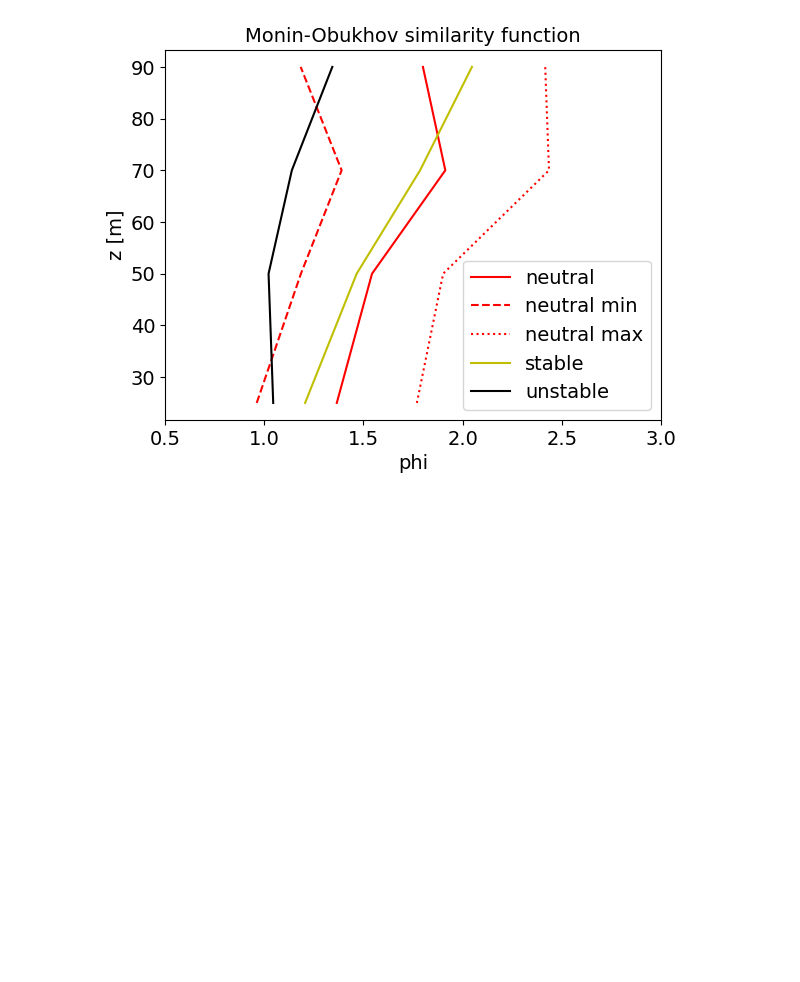
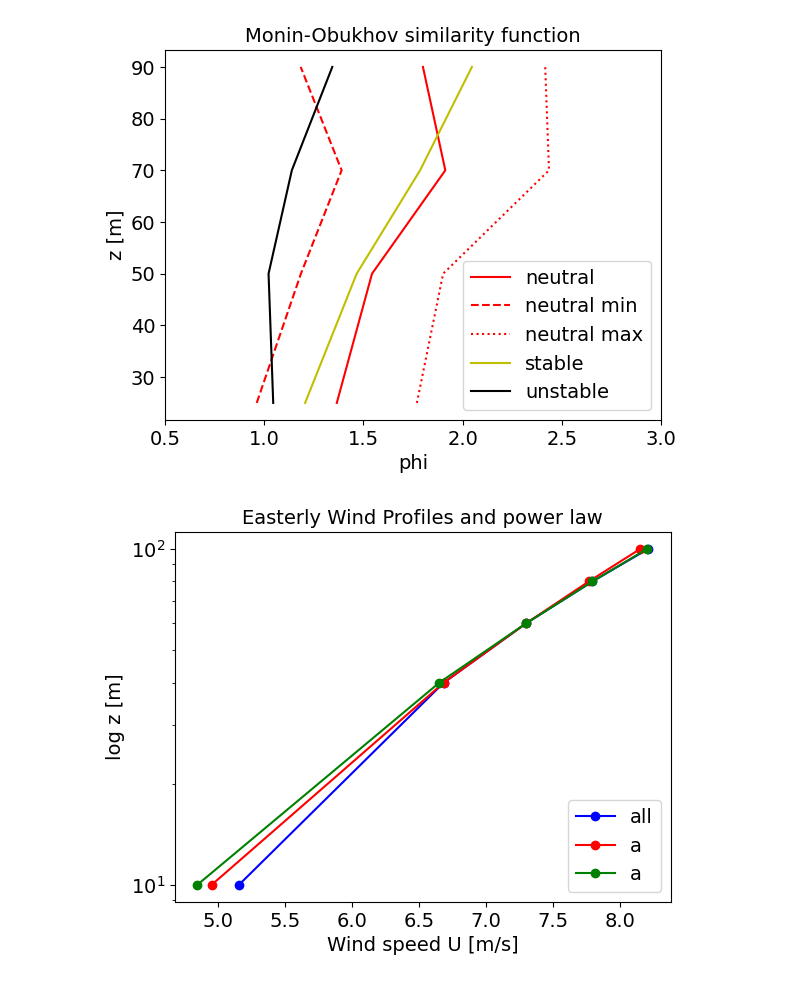
Before and after one commit to nicolaquaia/micrometereology, a Jupyter notebook: 02/assignment2_notebook_v2.ipynb, the cells around one changed output. Cells and saved outputs as stored; diff of their text form; code cells hidden in the pictures; blank space fills up the shorter version.

```diff
--- a/02/assignment2_notebook_v2.ipynb
+++ b/02/assignment2_notebook_v2.ipynb
@@ -102,6 +102,21 @@ def plot_format_phi():
     plt.title('Monin-Obukhov similarity function')
 
     plt.xlim(0.5,3)
+
+    plt.show()
+
+def plot_format_quetion7():
+    plt.rc('font', size=14)
+    plt.rc('axes', titlesize=14)
+    plt.rc('axes', labelsize=14)
+    plt.xlabel('Wind speed U [m/s]')
+    plt.ylabel('log z [m]')
+    plt.legend(loc='lower right')
+    plt.title('Easterly Wind Profiles and power law')
+
+    plt.yscale("log")
+    #plt.ylim(0.1,120)
+    #plt.xlim(0,30)
 
     plt.show()
 
@@ -568,3 +582,35 @@ phi_formula_s2 = phi_formula(z,0.05)
 plot_format_phi()
 # %% [output]
 [figure]
+# %%
+# QUESTION 7
+
+Uall, Uall_std, ustar_meanu = get_U_all(data, Lreciprocal, V10, V40, V60, V80, V100, direction, ustar)
+plt.plot(Uall, z, color='b',marker='o', label='all')
+
+U40 = Uall[1]
+U60 = Uall[2]
+U80 = Uall[3]
+z40 = z[1]
+z60 = z[2]
+z80 = z[3]
+
+alpha_4060 = np.log(U40/U60) / np.log(z40/z60)
+alpha_6080 = np.log(U60/U80) / np.log(z60/z80)
+
+def power_law_profile(z, alpha, U_ref, z_ref):
+    U_array = []
+    for i in range(len(z)):
+        U = U_ref*(z[i]/z_ref)**alpha
+        U_array.append(U)
+    return U_array
+
+U_a = power_law_profile(z,alpha_4060, U40, z40)
+U_b = power_law_profile(z,alpha_6080, U80, z80)
+
+plt.plot(U_a, z, color='r',marker='o', label='a')
+plt.plot(U_b, z, color='g',marker='o', label='a')
+
+plot_format_quetion7()
+# %% [output]
+[figure, added]
```
Also changed, not shown: parts of 1 cell of this notebook.
